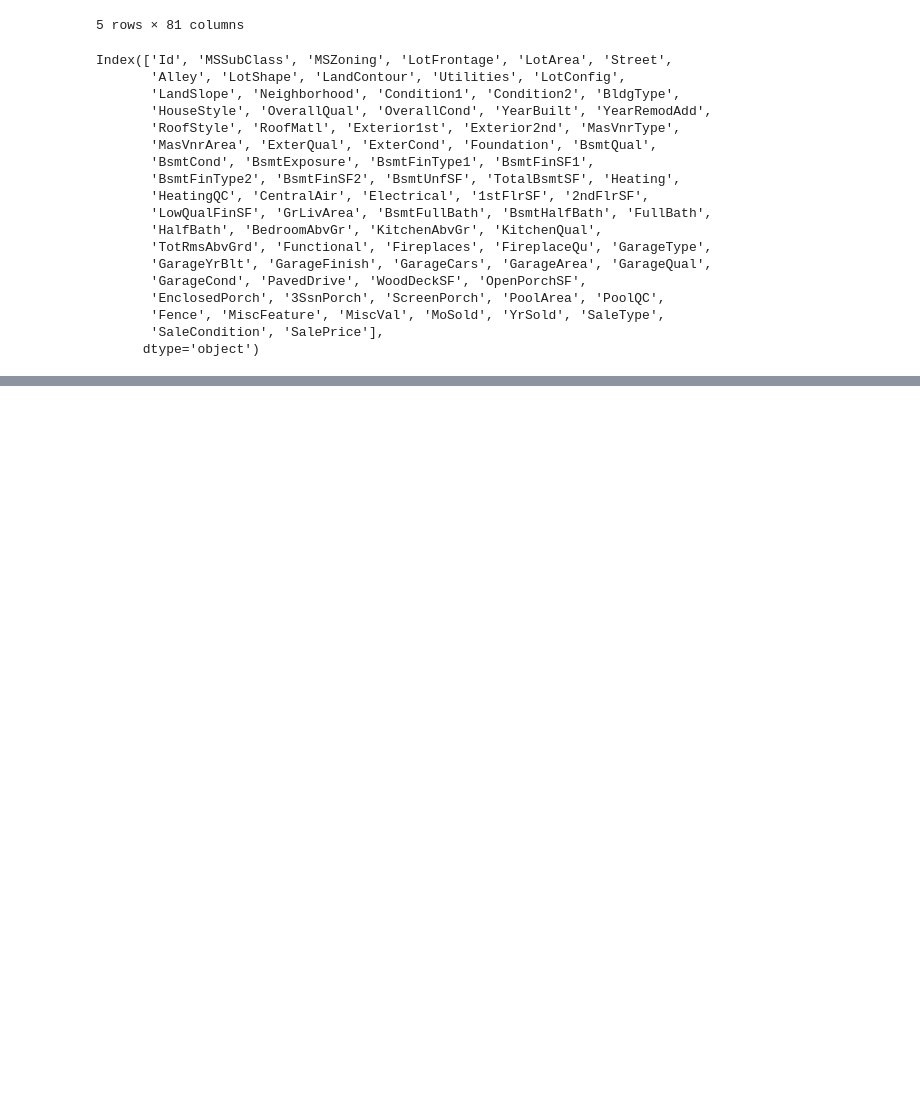
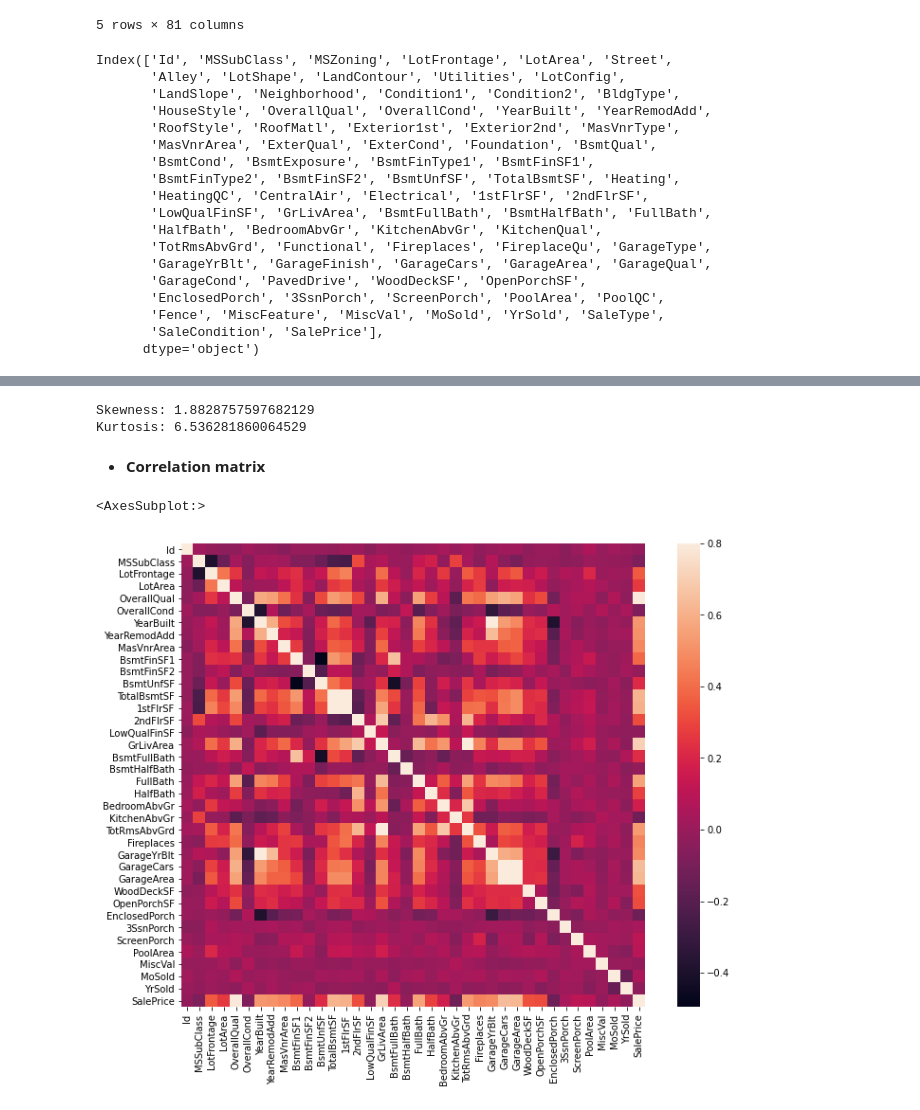
Before and after one commit to AdamHorvath12/House_price_prediction, a Jupyter notebook: House_price_prediction.ipynb, the cells around one changed output, grey strips where cells are left out. Drawn from its saved outputs; the diff is of its cells as text; code cells hidden in the pictures; blank space fills up the shorter version.

```diff
--- a/House_price_prediction.ipynb
+++ b/House_price_prediction.ipynb
@@ -52,0 +77,16 @@ Index(['Id', 'MSSubClass', 'MSZoning', 'LotFrontage', 'LotArea', 'Street',
+# %%
+#let's see skewness and kurtosis
+print('Skewness: ' + str(df['SalePrice'].skew()))
+print('Kurtosis: ' + str(df['SalePrice'].kurt()))
+# %% [output]
+Skewness: 1.8828757597682129
+Kurtosis: 6.536281860064529
+# %% [markdown]
+* **Correlation matrix**
+# %%
+corrmat = df.corr()
+f, ax = plt.subplots(figsize=(12, 9))
+sns.heatmap(corrmat, vmax=.8, square=True)
+# %% [output]
+<AxesSubplot:>
+[figure, added]
```
Also changed, not shown: parts of 6 cells of this notebook.
